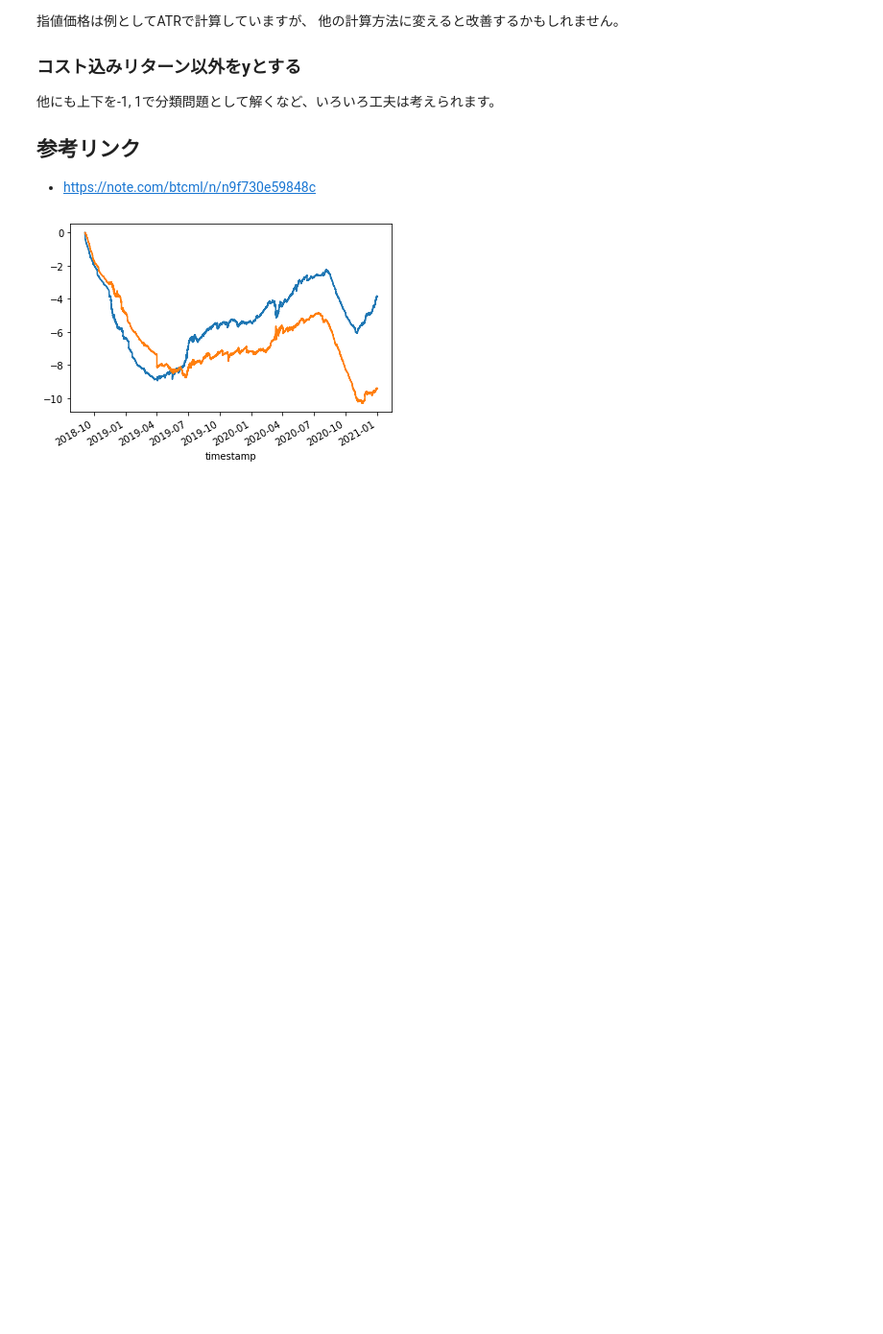
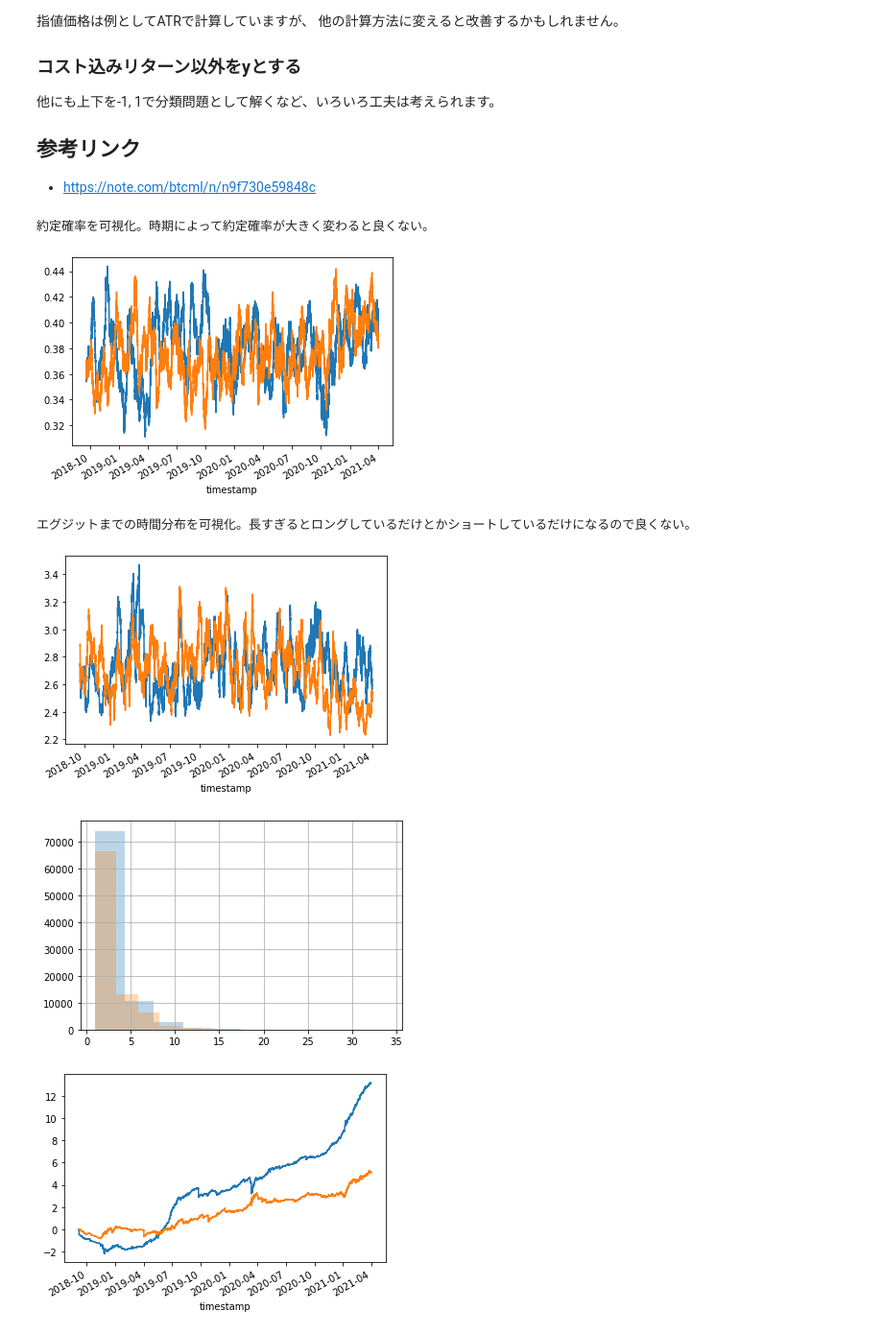
Before and after one commit to richmanbtc/mlbot_tutorial, a Jupyter notebook: work/tutorial.ipynb, the cells around one changed output. Shown: that part at 96% size. Saved outputs shown, nothing was run; the diff lists cells and outputs as text; code cells hidden in the pictures; blank space fills up the shorter version.

```diff
--- a/work/tutorial.ipynb
+++ b/work/tutorial.ipynb
@@ -421,73 +442,97 @@ calc_force_entry_priceで計算します。
 def calc_force_entry_price(entry_price=None, lo=None, pips=None):
     y = entry_price.copy()
     y[:] = np.nan
+    force_entry_time = entry_price.copy()
+    force_entry_time[:] = np.nan
     for i in range(entry_price.size):
         for j in range(i + 1, entry_price.size):
             if round(lo[j] / pips) < round(entry_price[j - 1] / pips):
                 y[i] = entry_price[j - 1]
+                force_entry_time[i] = j - i
                 break
-    return y
+    return y, force_entry_time
 
 df = pd.read_pickle('df_features.pkl')
 
-# FTX BTC-PERPだとpipsが時期で変化するので(0.25〜1くらい)、
-# 約定シミュレーションは小さい単位でやって、指値計算は大きい単位でやる
-min_pips = 0.001
-max_pips = 1
+pips = 1
 
-# limit_price_dist = max_pips
 limit_price_dist = df['ATR'] * 0.5
-limit_price_dist = np.maximum(1, (limit_price_dist / max_pips).round().fillna(1)) * max_pips
+limit_price_dist = np.maximum(1, (limit_price_dist / pips).round().fillna(1)) * pips
 
 df['buy_price'] = df['cl'] - limit_price_dist
 df['sell_price'] = df['cl'] + limit_price_dist
 
-df['buy_fep'] = calc_force_entry_price(
+df['buy_fep'], df['buy_fet'] = calc_force_entry_price(
     entry_price=df['buy_price'].values,
     lo=df['lo'].values,
-    pips=min_pips,
+    pips=pips,
 )
 
 # calc_force_entry_priceは入力をマイナスにすれば売りに使える
-df['sell_fep'] = -calc_force_entry_price(
+df['sell_fep'], df['sell_fet'] = calc_force_entry_price(
     entry_price=-df['sell_price'].values,
     lo=-df['hi'].values, # 売りのときは高値
-    pips=min_pips,
+    pips=pips,
 )
+df['sell_fep'] *= -1
 
 horizon = 1
-fee = 0.0
+fee = df['fee']
+
+df['buy_executed'] = (df['buy_price'] / pips).round() > (df['lo'].shift(-1) / pips).round()
+df['sell_executed'] = (df['sell_price'] / pips).round() < (df['hi'].shift(-1) / pips).round()
+# 0, 1に変換
+df['buy_executed'] *= 1.0
+df['sell_executed'] *= 1.0
 
 df['y_buy'] = np.where(
-    (df['buy_price'] / min_pips).round() > (df['lo'].shift(-1) / min_pips).round(),
+    df['buy_executed'],
     df['sell_fep'].shift(-horizon) / df['buy_price'] - 1 - 2 * fee,
     0
 )
 df['y_sell'] = np.where(
-    (df['sell_price'] / min_pips).round() < (df['hi'].shift(-1) / min_pips).round(),
+    df['sell_executed'],
     -(df['buy_fep'].shift(-horizon) / df['sell_price'] - 1) - 2 * fee,
     0
 )
 
 # バックテストで利用
 df['buy_cost'] = np.where(
-    (df['buy_price'] / min_pips).round() > (df['lo'].shift(-1) / min_pips).round(),
+    df['buy_executed'],
     df['buy_price'] / df['cl'] - 1 + fee,
     0
 )
 df['sell_cost'] = np.where(
-    (df['sell_price'] / min_pips).round() < (df['hi'].shift(-1) / min_pips).round(),
+    df['sell_executed'],
     -(df['sell_price'] / df['cl'] - 1) + fee,
     0
 )
+
+print('約定確率を可視化。時期によって約定確率が大きく変わると良くない。')
+df['buy_executed'].rolling(1000).mean().plot()
+df['sell_executed'].rolling(1000).mean().plot()
+plt.show()
+
+print('エグジットまでの時間分布を可視化。長すぎるとロングしているだけとかショートしているだけになるので良くない。')
+df['buy_fet'].rolling(1000).mean().plot()
+df['sell_fet'].rolling(1000).mean().plot()
+plt.show()
+df['buy_fet'].hist(alpha=0.3)
+df['sell_fet'].hist(alpha=0.3)
+plt.show()
 
 df['y_buy'].cumsum().plot()
 df['y_sell'].cumsum().plot()
 plt.show()
 
 df.to_pickle('df_y.pkl')
 # %% [output]
+約定確率を可視化。時期によって約定確率が大きく変わると良くない。
-[figure, old version]
+[figure, new version]
+エグジットまでの時間分布を可視化。長すぎるとロングしているだけとかショートしているだけになるので良くない。
+[figure, added]
+[figure, added]
+[figure, added]
 # %%
 # 学習 + CV
 
```
Also changed, not shown: parts of 11 cells of this notebook.
